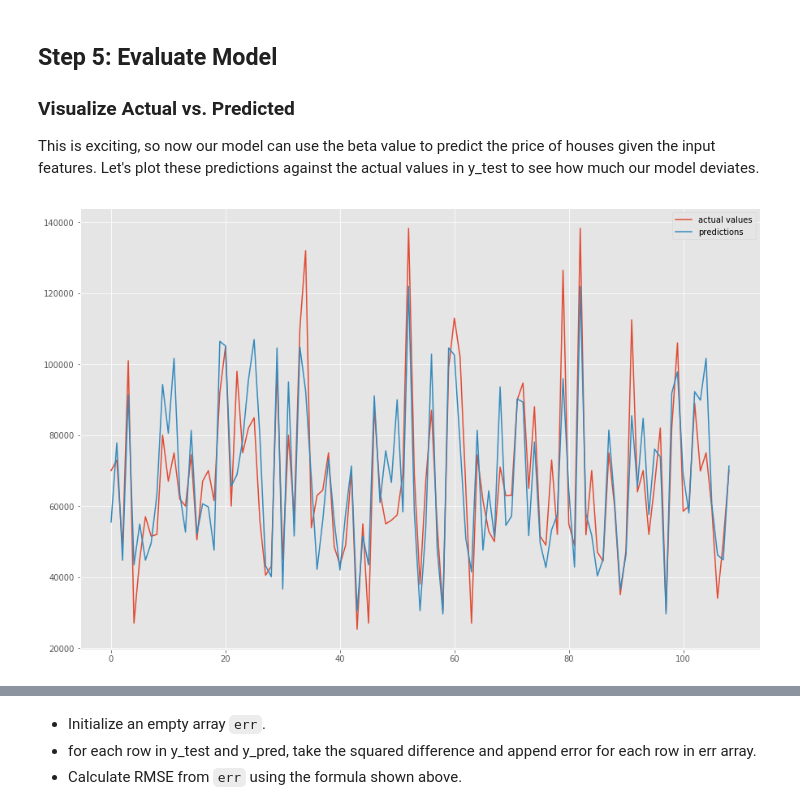
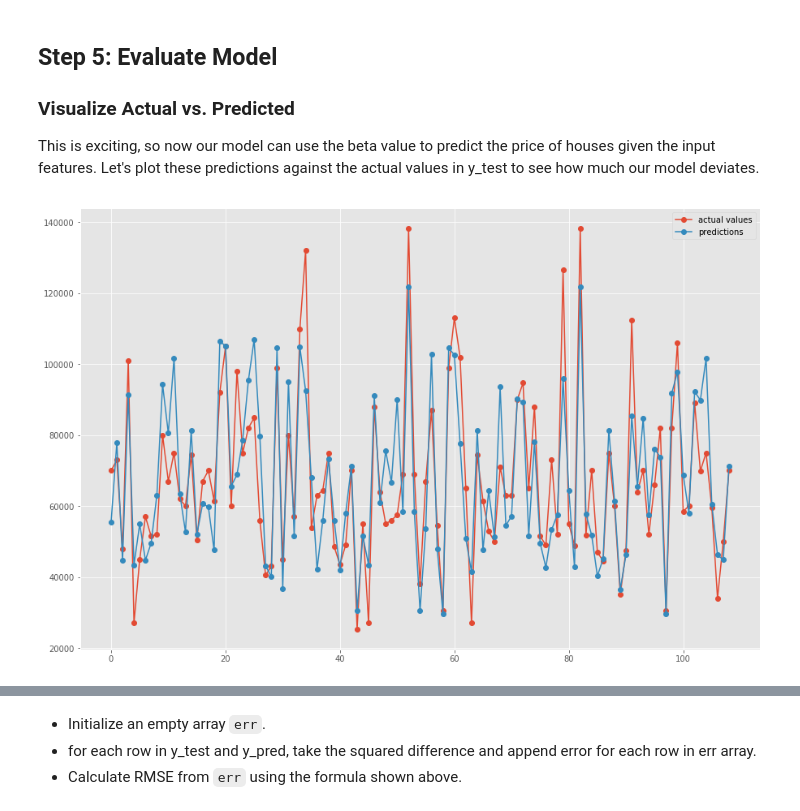
Before and after one commit to as6140/dsc-2-13-15-linalg-regression-lab-seattle-ds-career-040119, a Jupyter notebook: index.ipynb, the cells around one changed output, grey strips where cells are left out. Drawn from its saved outputs; the diff is of its cells as text; code cells hidden in the pictures.

```diff
--- a/index.ipynb
+++ b/index.ipynb
@@ -226,15 +226,15 @@ This is exciting, so now our model can use the beta value to predict the price o
 # %%
 import matplotlib.pyplot as plt
 from pylab import rcParams
 rcParams['figure.figsize'] = 15, 10
 plt.style.use('ggplot')
 
-plt.plot(y_test,label='actual values')
-plt.plot(y_pred,label='predictions')
+plt.plot(y_test,label='actual values',marker='o')
+plt.plot(y_pred,label='predictions',marker='o')
 plt.legend()
 plt.show();
 # %% [output]
-[figure, old version]
+[figure, new version]
 # %%
 # Plot predicted and actual values as line plots
 # %% [markdown]
```
